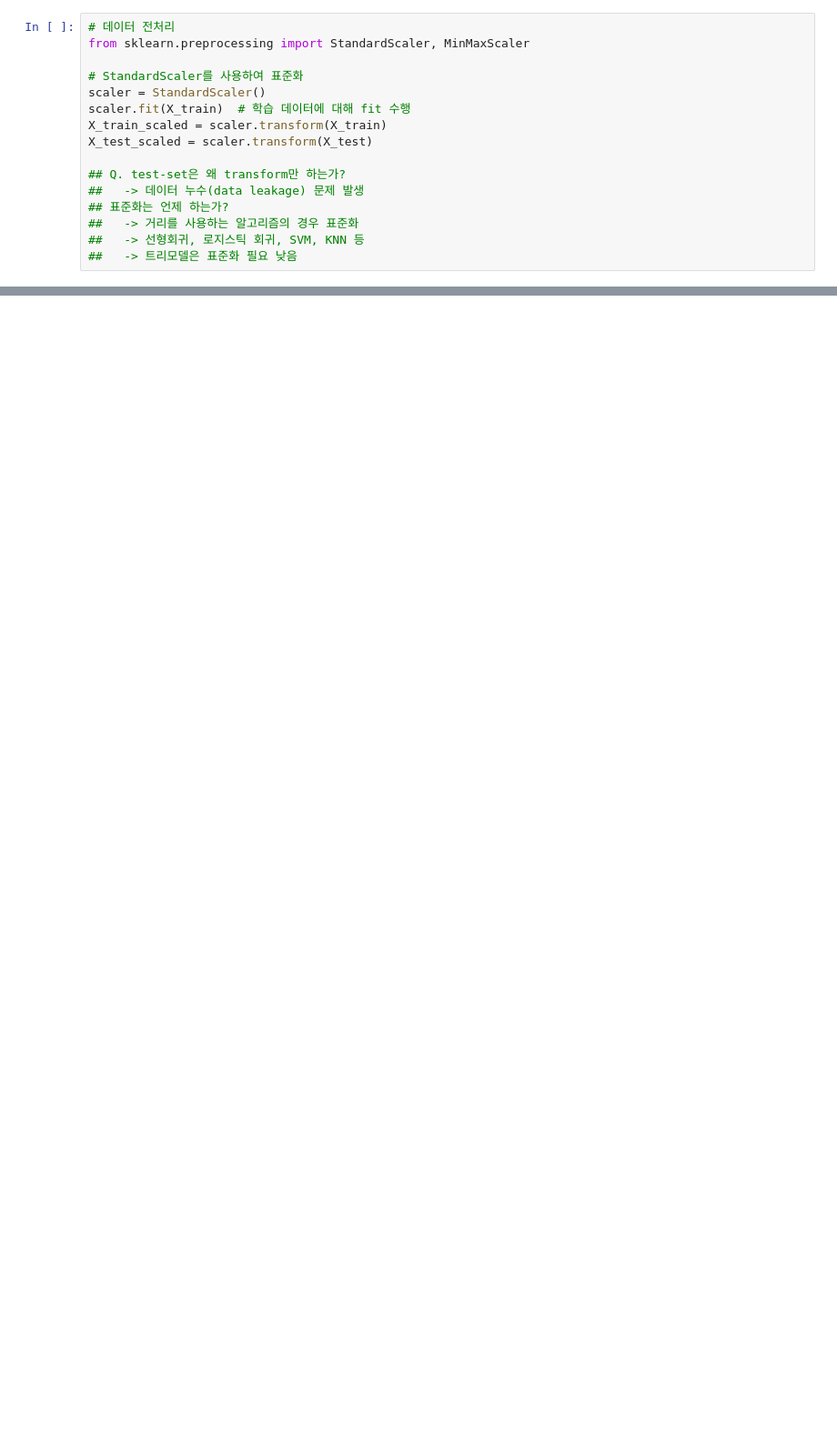
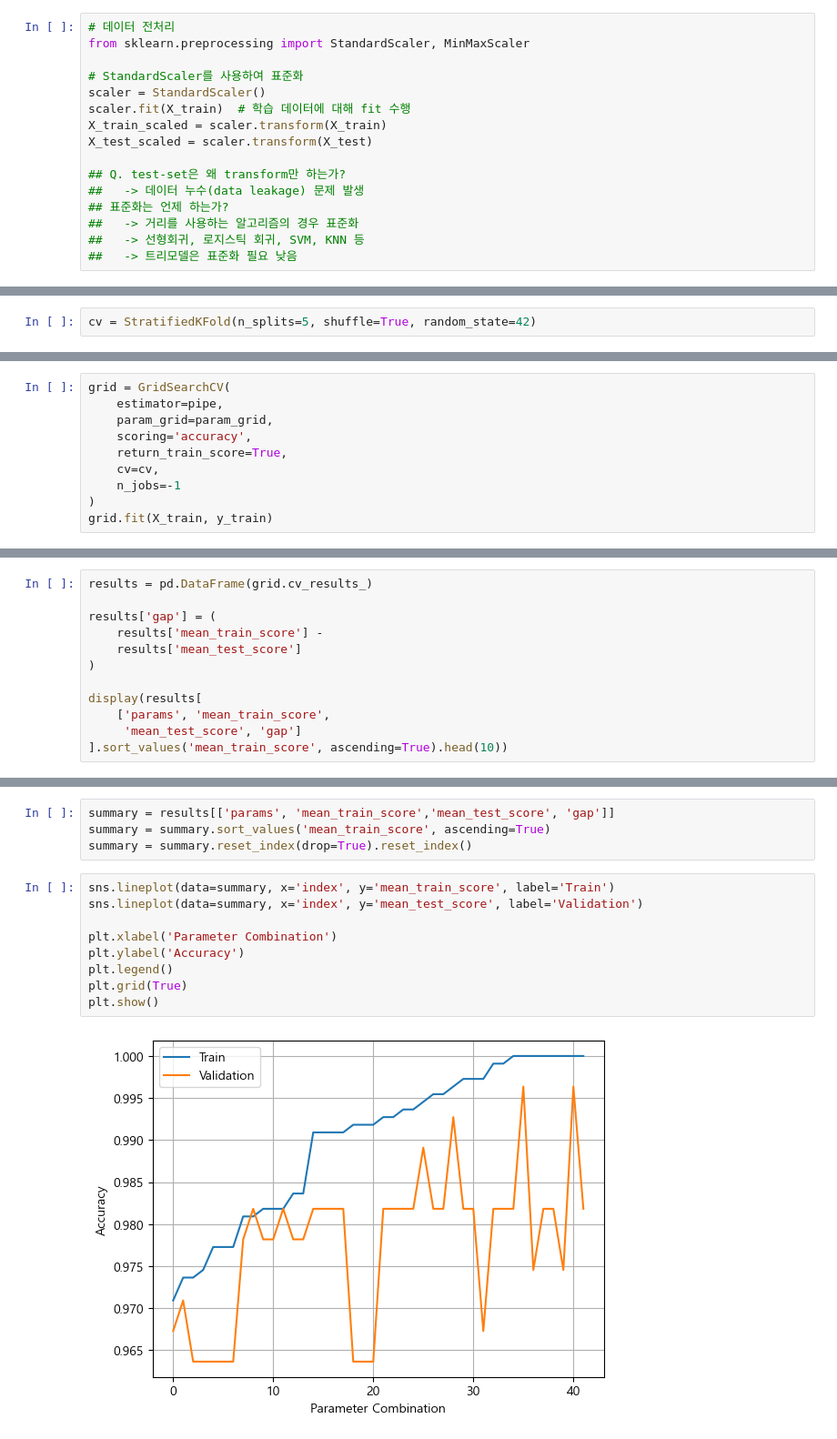
Before and after one commit to pookopook/AIchemist, a Jupyter notebook: ML_lecture/2026_python_from_Basic_to_ML/2609_python_ML/day02_python_ml_supervisedLearning.ipynb, the cells around one changed output, grey strips where cells are left out. Shown at 91% size. Cells and saved outputs as stored; diff of their text form; blank space fills up the shorter version.

```diff
--- a/ML_lecture/2026_python_from_Basic_to_ML/2609_python_ML/day02_python_ml_supervisedLearning.ipynb
+++ b/ML_lecture/2026_python_from_Basic_to_ML/2609_python_ML/day02_python_ml_supervisedLearning.ipynb
@@ -319,0 +488,2 @@ display(X_train_scaled.shape)
+# %%
+cv = StratifiedKFold(n_splits=5, shuffle=True, random_state=42)
@@ -319,0 +510,10 @@ display(X_train_scaled.shape)
+# %%
+grid = GridSearchCV(
+    estimator=pipe,
+    param_grid=param_grid,
+    scoring='accuracy',
+    return_train_score=True,
+    cv=cv,
+    n_jobs=-1
+)
+grid.fit(X_train, y_train)
@@ -319,0 +547,12 @@ display(X_train_scaled.shape)
+# %%
+results = pd.DataFrame(grid.cv_results_)
+
+results['gap'] = (
+    results['mean_train_score'] -
+    results['mean_test_score']
+)
+
+display(results[
+    ['params', 'mean_train_score',
+     'mean_test_score', 'gap']
+].sort_values('mean_train_score', ascending=True).head(10))
@@ -319,0 +571,15 @@ display(X_train_scaled.shape)
+# %%
+summary = results[['params', 'mean_train_score','mean_test_score', 'gap']]
+summary = summary.sort_values('mean_train_score', ascending=True)
+summary = summary.reset_index(drop=True).reset_index()
+# %%
+sns.lineplot(data=summary, x='index', y='mean_train_score', label='Train')
+sns.lineplot(data=summary, x='index', y='mean_test_score', label='Validation')
+
+plt.xlabel('Parameter Combination')
+plt.ylabel('Accuracy')
+plt.legend()
+plt.grid(True)
+plt.show()
+# %% [output]
+[figure, added]
```
Also changed, not shown: parts of 30 cells of this notebook.
